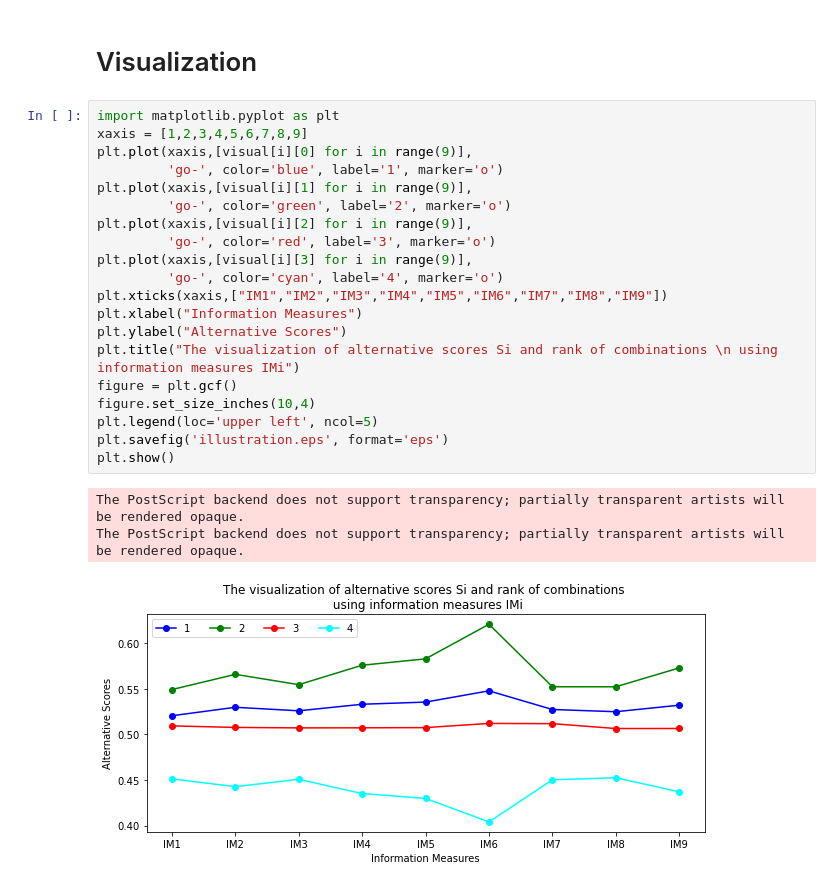
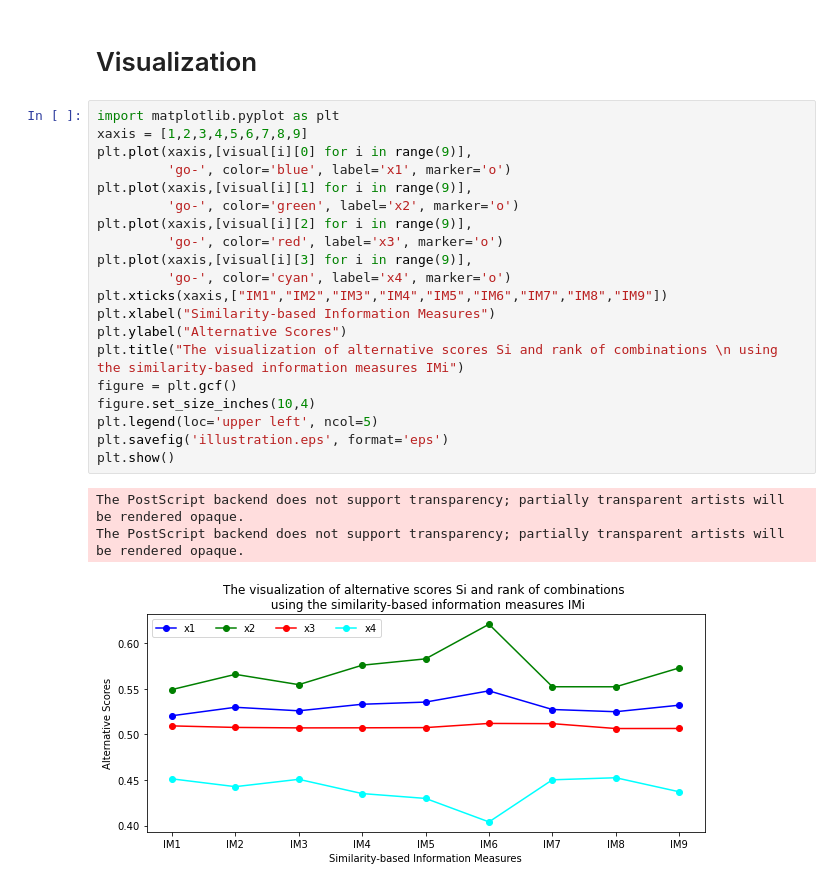
Before and after one commit to quangthinhbui/Information-Measures-on-NFS, a Jupyter notebook: Information Measures on NF-sets [illustration].ipynb, the cells around one changed output. Cells and saved outputs as stored; diff of their text form.

```diff
--- a/Information Measures on NF-sets [illustration].ipynb
+++ b/Information Measures on NF-sets [illustration].ipynb
@@ -179,24 +179,24 @@ Similarity no. 9 : 2
 # %%
 import matplotlib.pyplot as plt
 xaxis = [1,2,3,4,5,6,7,8,9]
 plt.plot(xaxis,[visual[i][0] for i in range(9)],
-         'go-', color='blue', label='1', marker='o')
+         'go-', color='blue', label='x1', marker='o')
 plt.plot(xaxis,[visual[i][1] for i in range(9)],
-         'go-', color='green', label='2', marker='o')
+         'go-', color='green', label='x2', marker='o')
 plt.plot(xaxis,[visual[i][2] for i in range(9)],
-         'go-', color='red', label='3', marker='o')
+         'go-', color='red', label='x3', marker='o')
 plt.plot(xaxis,[visual[i][3] for i in range(9)],
-         'go-', color='cyan', label='4', marker='o')
+         'go-', color='cyan', label='x4', marker='o')
 plt.xticks(xaxis,["IM1","IM2","IM3","IM4","IM5","IM6","IM7","IM8","IM9"])
-plt.xlabel("Information Measures")
+plt.xlabel("Similarity-based Information Measures")
 plt.ylabel("Alternative Scores")
-plt.title("The visualization of alternative scores Si and rank of combinations \n using information measures IMi")
+plt.title("The visualization of alternative scores Si and rank of combinations \n using the similarity-based information measures IMi")
 figure = plt.gcf()
 figure.set_size_inches(10,4)
 plt.legend(loc='upper left', ncol=5)
 plt.savefig('illustration.eps', format='eps')
 plt.show()
 # %% [output]
 The PostScript backend does not support transparency; partially transparent artists will be rendered opaque.
 The PostScript backend does not support transparency; partially transparent artists will be rendered opaque.
-[figure, old version]
+[figure, new version]
```
Also changed, not shown: 4 other files.
